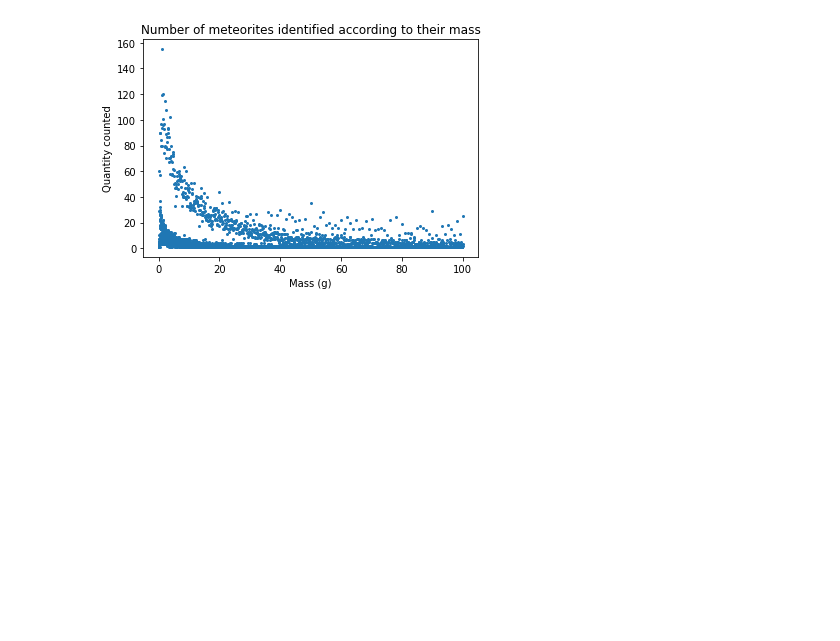
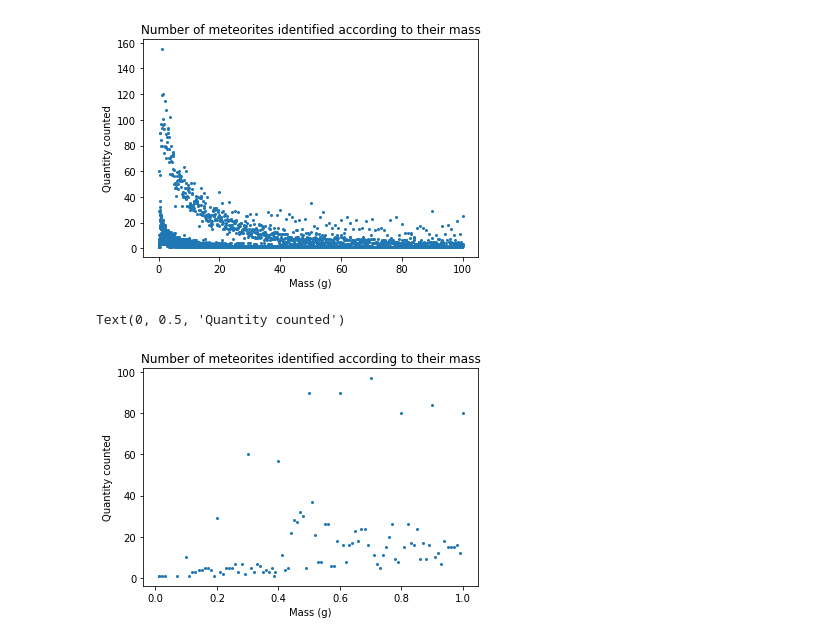
Before and after one commit to Kartmaan/Meteorite_landings, a Jupyter notebook: meteorite_landings.ipynb, the cells around one changed output. Cells and saved outputs as stored; diff of their text form; code cells hidden in the pictures; blank space fills up the shorter version.

```diff
--- a/meteorite_landings.ipynb
+++ b/meteorite_landings.ipynb
@@ -177,3 +177,17 @@ plt.ylabel('Quantity counted')
 # %% [output]
 Text(0, 0.5, 'Quantity counted')
 [figure]
+# %%
+df_mass = df.loc[(df['mass (g)'] > 0) & (df['mass (g)'] <= 1)]
+mass_val = df_mass['mass (g)'].value_counts()
+
+x = mass_val.index
+y = mass_val.values
+
+plt.scatter(x, y, s = 4)
+plt.title('Number of meteorites identified according to their mass')
+plt.xlabel('Mass (g)')
+plt.ylabel('Quantity counted')
+# %% [output]
+Text(0, 0.5, 'Quantity counted')
+[figure, added]
```
Also changed, not shown: parts of 3 cells of this notebook.
